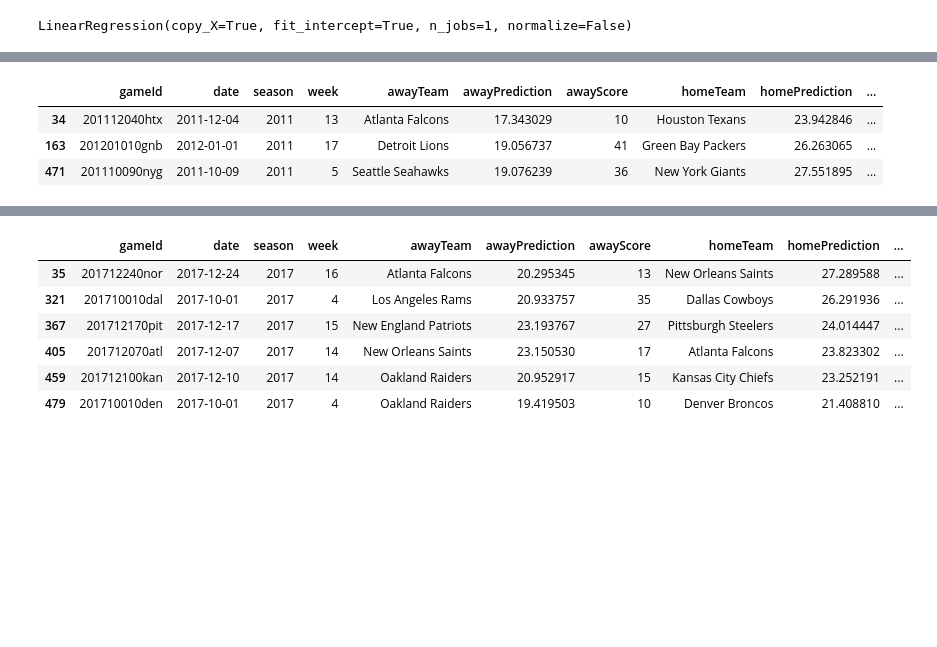
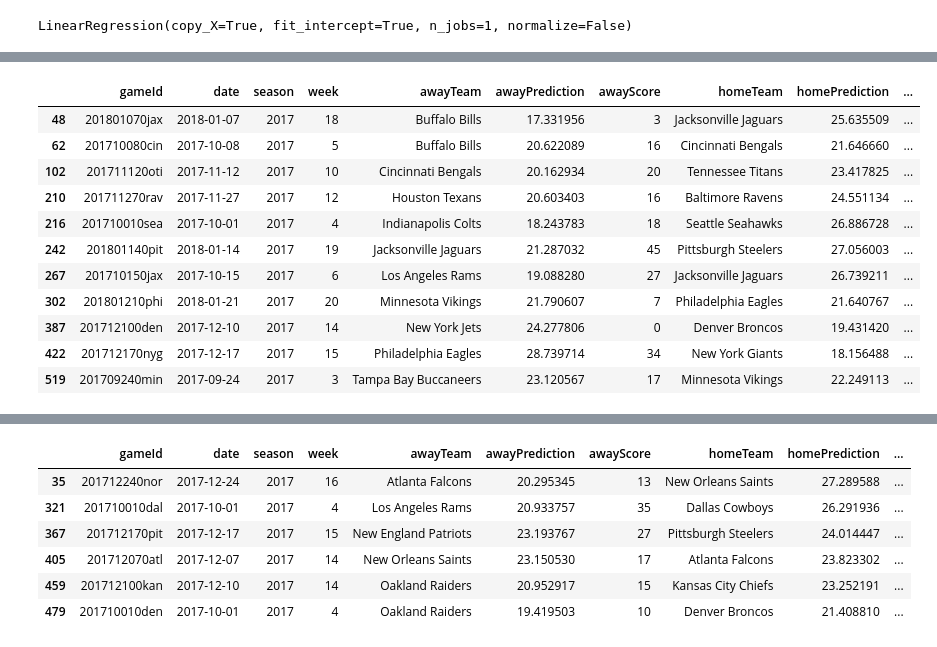
Before and after one commit to mries14/Springboard, a Jupyter notebook: Capstone1/models/newestTotalPredictor.ipynb, the cells around one changed output, grey strips where cells are left out. Cells and saved outputs as stored; diff of their text form; code cells hidden in the pictures; blank space fills up the shorter version.

```diff
--- a/Capstone1/models/newestTotalPredictor.ipynb
+++ b/Capstone1/models/newestTotalPredictor.ipynb
@@ -1002,7 +893,7 @@ X_test_home.shape
 # %%
 # Now use this model to make predictions on the test set
 X_test_home = np.append(arr = np.ones((548,1)).astype(int), values = X_test_home, axis = 1)
-X_test_home = X_test_home[:, [0,1,2,9,10]]
+X_test_home = X_test_home[:, [0,3,6,8,9]]
 regressor = LinearRegression()
 regressor.fit(X_opt, y_train_home)
 y_pred_home = regressor.predict(X_test_home)
@@ -1061,7 +952,7 @@ testDf2 = pd.DataFrame(X_test_home)
 testDf2['homeScore'] = y_test_home
 testDf2['homePrediction'] = y_pred_home
 # %%
-testDf = testDf.rename(index=int, columns = {1:'overUnder',2:'totalDvoaMatchup',3:'passMatchup',4:'ptsMatchup'})
+testDf = testDf.rename(index=int, columns = {1:'ptsMatchup',2:'totalDvoaMatchup',3:'offDvoaMatchup',4:'passMatchup'})
 testDf = testDf.drop(0,axis=1)
 testDf
 # %% [output]
@@ -1095,5 +986,5 @@ testDf2.head()
 # %%
-testDf2 = testDf2.rename(index=int, columns = {1:'offDvoaMatchup',2:'overUnder',3:'ovrMatchup',4:'totalDvoaMatchup'})
+testDf2 = testDf2.rename(index=int, columns = {1:'ptsMatchup',2:'totalDvoaMatchup',3:'surface',4:'offDvoaMatchup'})
 testDf2 = testDf2.drop(0,axis=1)
 testDf2
 # %% [output]
@@ -1123,7 +1020,7 @@ colsAway.pop(-1)
 colsHome = list(testDf2.columns)
 colsHome.pop(-1)
 colsHome.pop(-1)
-# colsHome.pop(2)
+colsHome.pop(-2)
 #colsHome
 # cols.pop(7)
 # cols.pop(7)
@@ -1197,12 +1096,20 @@ under     7
 Name: result, dtype: int64
 # %%
 oversDf = finalDf[finalDf['totalPrediction'] >= finalDf['overUnder'] + 3]
-oversDf[oversDf['season'] == 2011]
+oversDf[oversDf['season'] == 2017]
 # %% [output]
 |  | gameId | date | season | week | awayTeam | awayPrediction | awayScore | homeTeam | homePrediction | ... |
-| 34 | 201112040htx | 2011-12-04 | 2011 | 13 | Atlanta Falcons | 17.343029 | 10 | Houston Texans | 23.942846 | ... |
-| 163 | 201201010gnb | 2012-01-01 | 2011 | 17 | Detroit Lions | 19.056737 | 41 | Green Bay Packers | 26.263065 | ... |
-| 471 | 201110090nyg | 2011-10-09 | 2011 | 5 | Seattle Seahawks | 19.076239 | 36 | New York Giants | 27.551895 | ... |
+| 48 | 201801070jax | 2018-01-07 | 2017 | 18 | Buffalo Bills | 17.331956 | 3 | Jacksonville Jaguars | 25.635509 | ... |
+| 62 | 201710080cin | 2017-10-08 | 2017 | 5 | Buffalo Bills | 20.622089 | 16 | Cincinnati Bengals | 21.646660 | ... |
+| 102 | 201711120oti | 2017-11-12 | 2017 | 10 | Cincinnati Bengals | 20.162934 | 20 | Tennessee Titans | 23.417825 | ... |
+| 210 | 201711270rav | 2017-11-27 | 2017 | 12 | Houston Texans | 20.603403 | 16 | Baltimore Ravens | 24.551134 | ... |
+| 216 | 201710010sea | 2017-10-01 | 2017 | 4 | Indianapolis Colts | 18.243783 | 18 | Seattle Seahawks | 26.886728 | ... |
+| 242 | 201801140pit | 2018-01-14 | 2017 | 19 | Jacksonville Jaguars | 21.287032 | 45 | Pittsburgh Steelers | 27.056003 | ... |
+| 267 | 201710150jax | 2017-10-15 | 2017 | 6 | Los Angeles Rams | 19.088280 | 27 | Jacksonville Jaguars | 26.739211 | ... |
+| 302 | 201801210phi | 2018-01-21 | 2017 | 20 | Minnesota Vikings | 21.790607 | 7 | Philadelphia Eagles | 21.640767 | ... |
+| 387 | 201712100den | 2017-12-10 | 2017 | 14 | New York Jets | 24.277806 | 0 | Denver Broncos | 19.431420 | ... |
+| 422 | 201712170nyg | 2017-12-17 | 2017 | 15 | Philadelphia Eagles | 28.739714 | 34 | New York Giants | 18.156488 | ... |
+| 519 | 201709240min | 2017-09-24 | 2017 | 3 | Tampa Bay Buccaneers | 23.120567 | 17 | Minnesota Vikings | 22.249113 | ... |
 # %%
 undersDf = finalDf[finalDf['totalPrediction'] <= finalDf['overUnder'] - 1]
 undersDf[undersDf['season'] == 2017]
```
Also changed, not shown: parts of 55 cells of this notebook, 7 other files.
